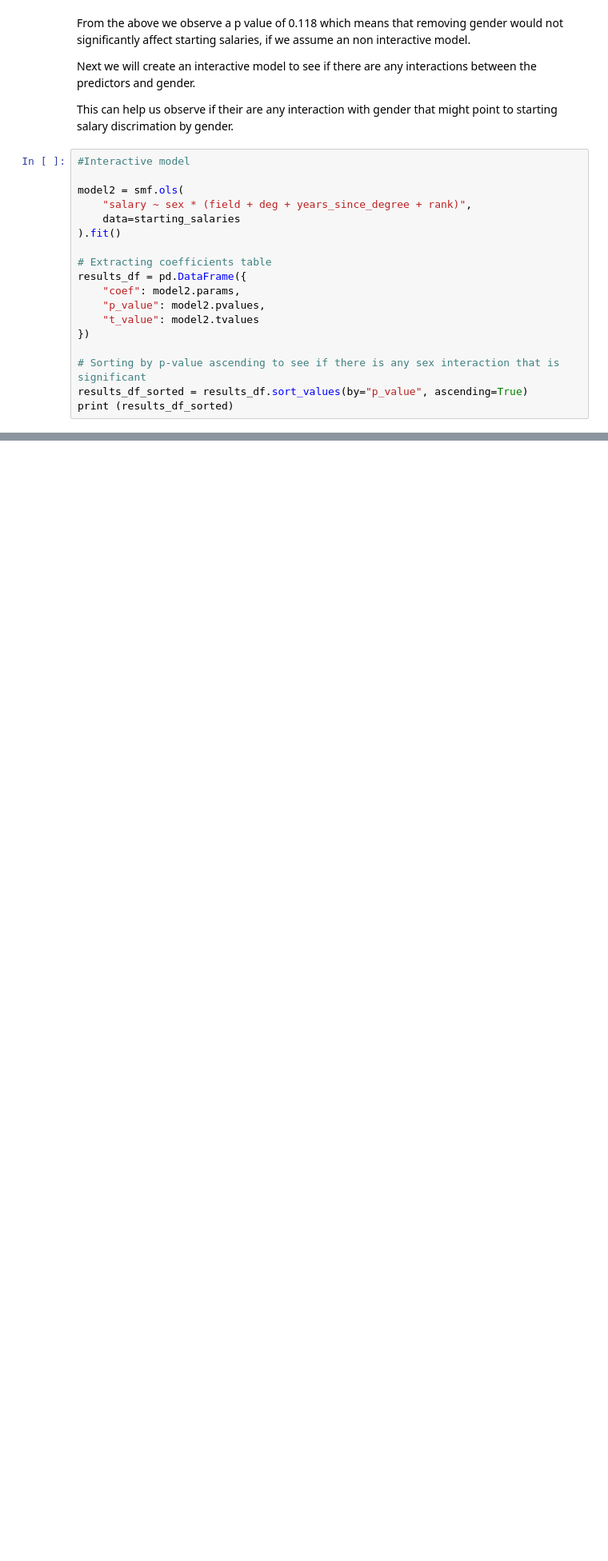
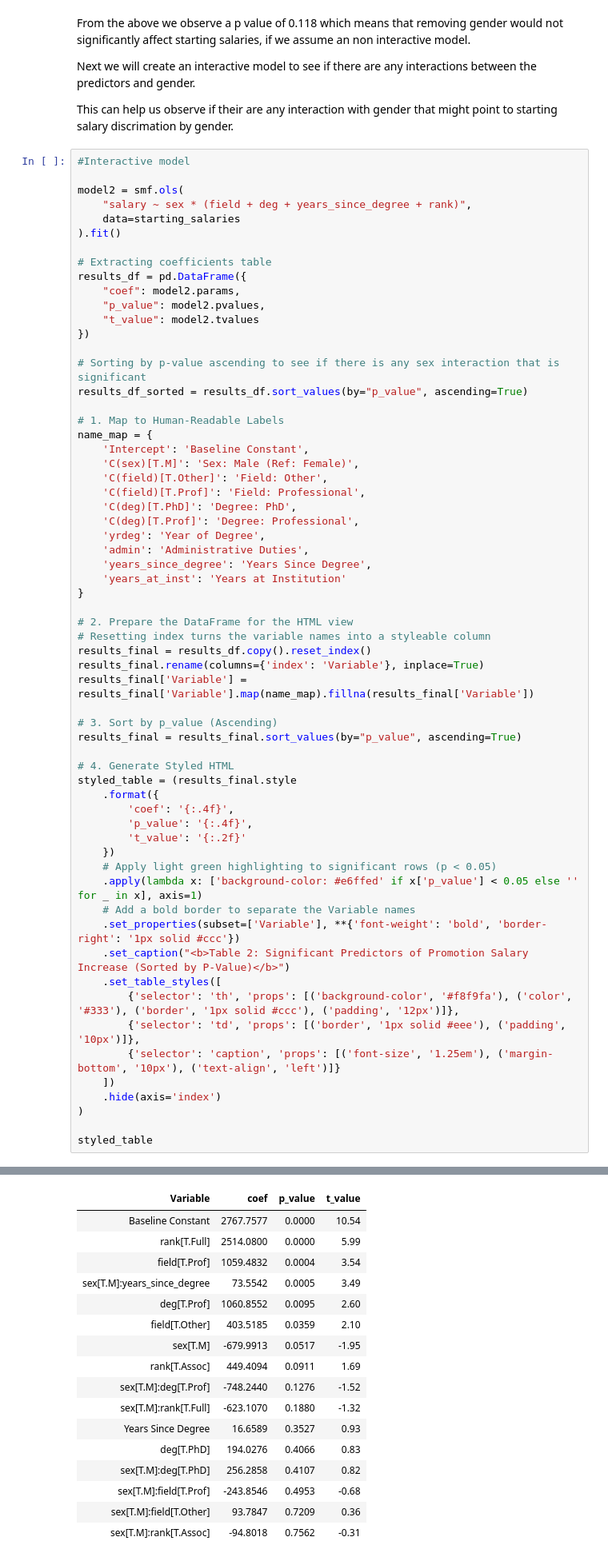
Before and after one commit to Jaiycex/Data557_Project_StoryTeam, a Jupyter notebook: Istanbul_IDS.ipynb, the cells around one changed output, grey strips where cells are left out. Shown at 80% size. Saved outputs shown, nothing was run; the diff lists cells and outputs as text; blank space fills up the shorter version.

Commit message:
format tables

```diff
--- a/Istanbul_IDS.ipynb
+++ b/Istanbul_IDS.ipynb
@@ -166,5 +207,49 @@ results_df = pd.DataFrame({
 
 # Sorting by p-value ascending to see if there is any sex interaction that is significant
 results_df_sorted = results_df.sort_values(by="p_value", ascending=True)
-print (results_df_sorted)
+
+# 1. Map to Human-Readable Labels
+name_map = {
+    'Intercept': 'Baseline Constant',
+    'C(sex)[T.M]': 'Sex: Male (Ref: Female)',
+    'C(field)[T.Other]': 'Field: Other',
+    'C(field)[T.Prof]': 'Field: Professional',
+    'C(deg)[T.PhD]': 'Degree: PhD',
+    'C(deg)[T.Prof]': 'Degree: Professional',
+    'yrdeg': 'Year of Degree',
+    'admin': 'Administrative Duties',
+    'years_since_degree': 'Years Since Degree',
+    'years_at_inst': 'Years at Institution'
+}
+
+# 2. Prepare the DataFrame for the HTML view
+# Resetting index turns the variable names into a styleable column
+results_final = results_df.copy().reset_index()
+results_final.rename(columns={'index': 'Variable'}, inplace=True)
+results_final['Variable'] = results_final['Variable'].map(name_map).fillna(results_final['Variable'])
+
+# 3. Sort by p_value (Ascending)
+results_final = results_final.sort_values(by="p_value", ascending=True)
+
+# 4. Generate Styled HTML
+styled_table = (results_final.style
+    .format({
+        'coef': '{:.4f}',
+        'p_value': '{:.4f}',
+        't_value': '{:.2f}'
+    })
+    # Apply light green highlighting to significant rows (p < 0.05)
+    .apply(lambda x: ['background-color: #e6ffed' if x['p_value'] < 0.05 else '' for _ in x], axis=1)
+    # Add a bold border to separate the Variable names
+    .set_properties(subset=['Variable'], **{'font-weight': 'bold', 'border-right': '1px solid #ccc'})
+    .set_caption("<b>Table 2: Significant Predictors of Promotion Salary Increase (Sorted by P-Value)</b>")
+    .set_table_styles([
+        {'selector': 'th', 'props': [('background-color', '#f8f9fa'), ('color', '#333'), ('border', '1px solid #ccc'), ('padding', '12px')]},
+        {'selector': 'td', 'props': [('border', '1px solid #eee'), ('padding', '10px')]},
+        {'selector': 'caption', 'props': [('font-size', '1.25em'), ('margin-bottom', '10px'), ('text-align', 'left')]}
+    ])
+    .hide(axis='index')
+)
+
+styled_table
 # %% [output]
@@ -188,3 +257,20 @@ sex[T.M]:rank[T.Assoc]        -94.801772  7.562344e-01  -0.310507
+| Variable | coef | p_value | t_value |
+| Baseline Constant | 2767.7577 | 0.0000 | 10.54 |
+| rank[T.Full] | 2514.0800 | 0.0000 | 5.99 |
+| field[T.Prof] | 1059.4832 | 0.0004 | 3.54 |
+| sex[T.M]:years_since_degree | 73.5542 | 0.0005 | 3.49 |
+| deg[T.Prof] | 1060.8552 | 0.0095 | 2.60 |
+| field[T.Other] | 403.5185 | 0.0359 | 2.10 |
+| sex[T.M] | -679.9913 | 0.0517 | -1.95 |
+| rank[T.Assoc] | 449.4094 | 0.0911 | 1.69 |
+| sex[T.M]:deg[T.Prof] | -748.2440 | 0.1276 | -1.52 |
+| sex[T.M]:rank[T.Full] | -623.1070 | 0.1880 | -1.32 |
+| Years Since Degree | 16.6589 | 0.3527 | 0.93 |
+| deg[T.PhD] | 194.0276 | 0.4066 | 0.83 |
+| sex[T.M]:deg[T.PhD] | 256.2858 | 0.4107 | 0.82 |
+| sex[T.M]:field[T.Prof] | -243.8546 | 0.4953 | -0.68 |
+| sex[T.M]:field[T.Other] | 93.7847 | 0.7209 | 0.36 |
+| sex[T.M]:rank[T.Assoc] | -94.8018 | 0.7562 | -0.31 |
 # %% [markdown]
 We then observe that is only significant when there is experience (5.070323e-04)
 
```
Also changed, not shown: parts of 18 cells of this notebook.
